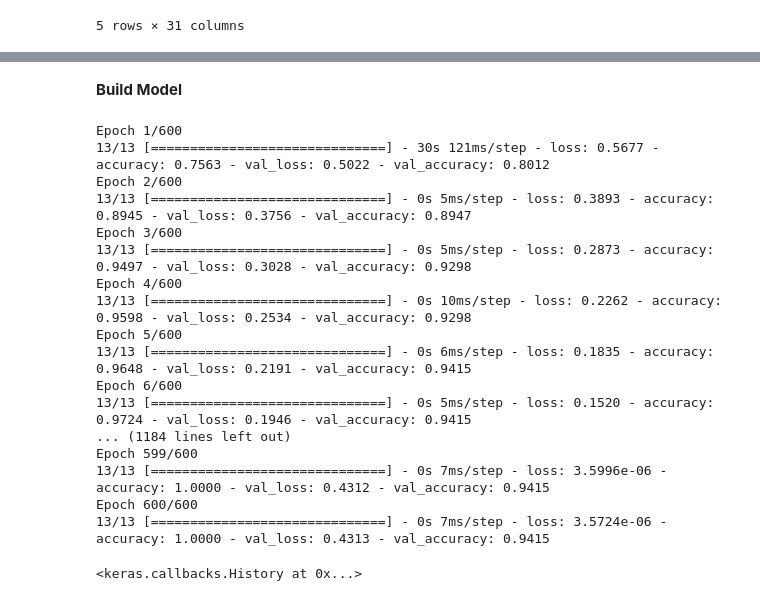
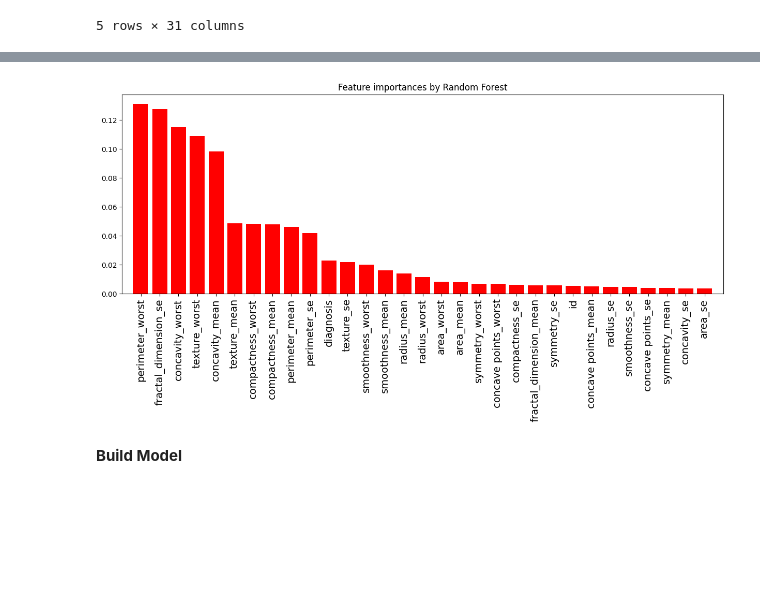
Before and after one commit to poripouria/Data-Analysis, a Jupyter notebook: Breast-Canser2/Breast-Cancer.ipynb, the cells around one changed output, grey strips where cells are left out. Saved outputs shown, nothing was run; the diff lists cells and outputs as text; code cells hidden in the pictures; blank space fills up the shorter version.

```diff
--- a/Breast-Canser2/Breast-Cancer.ipynb
+++ b/Breast-Canser2/Breast-Cancer.ipynb
@@ -105,3 +113,18 @@ df_feat.head()
+# %%
+# Feature Selection by Random Forest
+from sklearn.ensemble import RandomForestClassifier
+model = RandomForestClassifier(n_estimators=100, random_state=42)
+model.fit(df_feat, df['diagnosis'])
+importances = model.feature_importances_
+indices = np.argsort(importances)[::-1]
+plt.figure(figsize=(15, 5))
+plt.title("Feature importances by Random Forest")
+plt.bar(range(len(indices)), importances[indices], color="r", align="center")
+plt.xticks(range(len(indices)), df_feat.columns[indices], rotation='vertical', fontsize=14)
+plt.xlim([-1, len(indices)])
+plt.show()
+# %% [output]
+[figure, added]
 # %%
 # Split the data
 X = df_feat
@@ -120,24 +143,4 @@ model.add(Dense(15, activation='relu'))
 model.add(Dense(1, activation='sigmoid'))
 
 model.compile(loss='binary_crossentropy', optimizer='adam', metrics=['accuracy'])
-model.fit(x=X_train, y=y_train, epochs=600, validation_data=(X_test, y_test), verbose=1, validation_split=0.2)
-# %% [output]
-Epoch 1/600
-13/13 [==============================] - 30s 121ms/step - loss: 0.5677 - accuracy: 0.7563 - val_loss: 0.5022 - val_accuracy: 0.8012
-Epoch 2/600
-13/13 [==============================] - 0s 5ms/step - loss: 0.3893 - accuracy: 0.8945 - val_loss: 0.3756 - val_accuracy: 0.8947
-Epoch 3/600
-13/13 [==============================] - 0s 5ms/step - loss: 0.2873 - accuracy: 0.9497 - val_loss: 0.3028 - val_accuracy: 0.9298
-Epoch 4/600
-13/13 [==============================] - 0s 10ms/step - loss: 0.2262 - accuracy: 0.9598 - val_loss: 0.2534 - val_accuracy: 0.9298
-Epoch 5/600
-13/13 [==============================] - 0s 6ms/step - loss: 0.1835 - accuracy: 0.9648 - val_loss: 0.2191 - val_accuracy: 0.9415
-Epoch 6/600
-13/13 [==============================] - 0s 5ms/step - loss: 0.1520 - accuracy: 0.9724 - val_loss: 0.1946 - val_accuracy: 0.9415
-... (1184 lines left out)
-Epoch 599/600
-13/13 [==============================] - 0s 7ms/step - loss: 3.5996e-06 - accuracy: 1.0000 - val_loss: 0.4312 - val_accuracy: 0.9415
-Epoch 600/600
-13/13 [==============================] - 0s 7ms/step - loss: 3.5724e-06 - accuracy: 1.0000 - val_loss: 0.4313 - val_accuracy: 0.9415
-<keras.callbacks.History at 0x...>
 # %%
```
Also changed, not shown: parts of 3 cells of this notebook.
